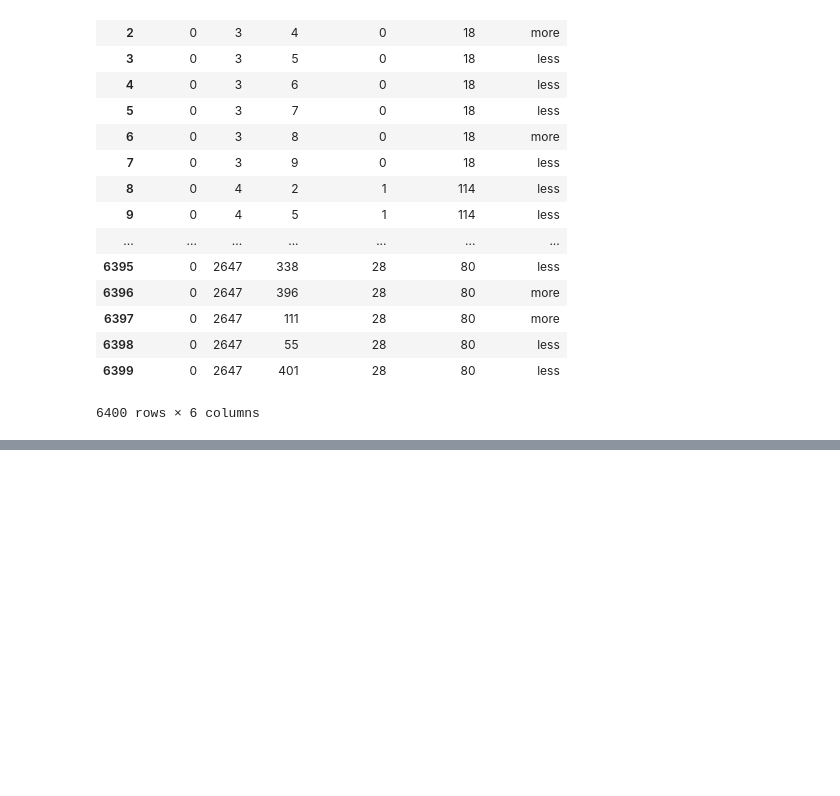
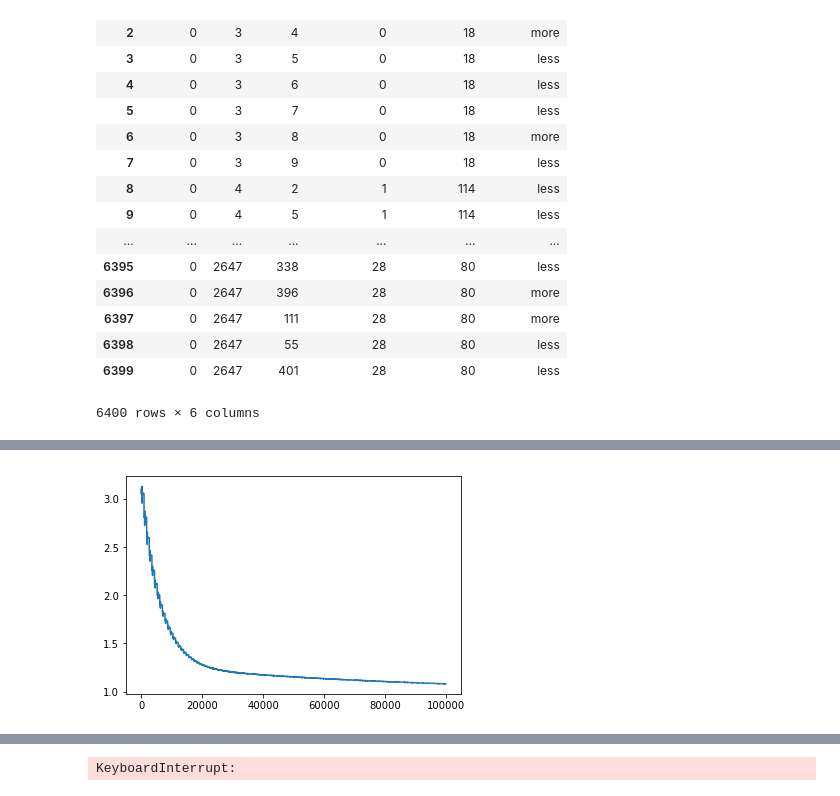
Before and after one commit to ahorjia/FontClassifier, a Jupyter notebook: Attributes/attribute/Process User Choices.ipynb, the cells around one changed output, grey strips where cells are left out. Saved outputs shown, nothing was run; the diff lists cells and outputs as text; code cells hidden in the pictures; blank space fills up the shorter version.

Commit message:
Converging but meaningless weights

```diff
--- a/Attributes/attribute/Process User Choices.ipynb
+++ b/Attributes/attribute/Process User Choices.ipynb
@@ -249,10 +250,12 @@ AttributeError: 'list' object has no attribute 'shape'
 def get_user_array(attribute_id):
     df3 = df2.loc[df2['attribute'] == attribute_id]
     number_of_samples = df3.shape[0]
-    samples = np.zeros((number_of_unique_users, number_of_samples))
+    samples = np.zeros((number_of_unique_users + 1, number_of_samples))
 
     for index, row in df3.iterrows():
-        user_index = row['user_id'] - 2
+        user_index = row['user_id'] - 1
+
+        samples[0, index] = 1
         samples[user_index, index] = 1
 
     return samples
@@ -280,38 +330,33 @@ print(us.shape)
 # %%
-%matplotlib inline
-
-all_weights = get_weight_array(0)
-all_users = get_user_array(0)
-
-result_w = []
-result_u = []
-result_all = []
-def get_opt_weight_func(W, U):
+def cost_func1(W, U):
     t1 = W.T.dot(all_weights)
     t2 = U.T.dot(all_users)
-    val = np.log(sigmoid(np.multiply(t1,t2)))
-    retVal = -np.sum(val) / number_of_unique_font_a
+    sig = sigmoid(np.multiply(t1,t2))
+    retVal = (1. / m) * (-all_y.T.dot(np.log(sig)) - (1-all_y).T.dot(np.log(1-sig)))
     result_w.append(retVal)
     result_all.append(retVal)
     return retVal
 
-def get_opt_user_func(U, W):
+def cost_func2(U, W):
     t1 = W.T.dot(all_weights)
     t2 = U.T.dot(all_users)
-    val = np.log(sigmoid(np.multiply(t1,t2)))
-    retVal = -np.sum(val) / number_of_unique_font_a
-    result_u.append(retVal)
+    sig = sigmoid(np.multiply(t1,t2))
+    retVal = (1. / m) * (-all_y.T.dot(np.log(sig)) - (1-all_y).T.dot(np.log(1-sig)))
+    result_w.append(retVal)
     result_all.append(retVal)
     return retVal
 # %%
 from scipy.optimize import minimize
 from scipy.optimize import fmin
 
-w = np.ones(number_of_unique_font_a)
-u = np.ones(number_of_unique_users)
-
-for i in range(500):
-    new_w = fmin(get_opt_weight_func, w, args=(u,),maxiter=100000)
-    new_u = fmin(get_opt_user_func, u, args=(w,),maxiter=100000)
+for i in range(2000):
+    new_w = fmin(cost_func, w, args=(u,),maxiter=10)
+    new_u = fmin(cost_func2, u, args=(w,),maxiter=10)
     w = new_w
     u = new_u
+
+    clear_output()
+    plt.plot(result_all)
+    plt.show()
+# %% [output]
+[figure, added]
@@ -318,3 +364,4 @@ for i in range(500):
+KeyboardInterrupt:
 # %%
 u
 
```
Also changed, not shown: parts of 15 cells of this notebook.
